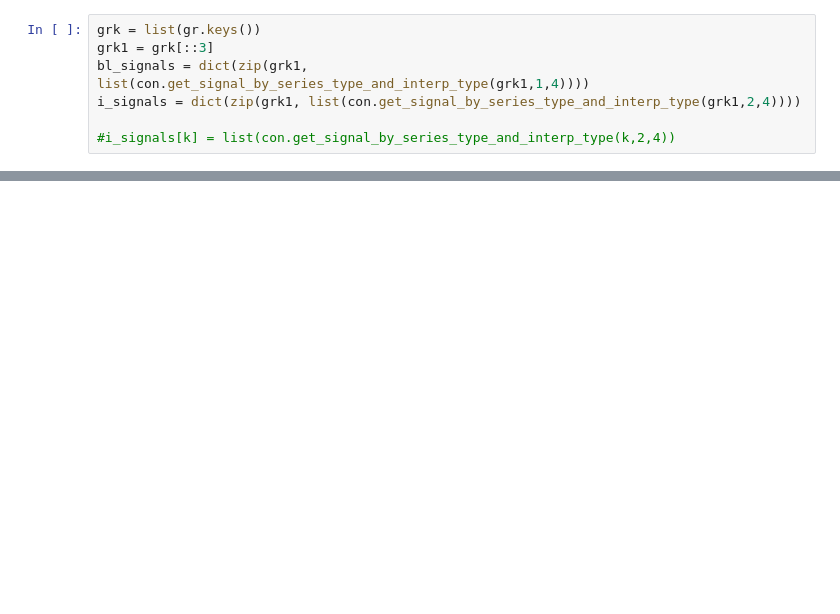
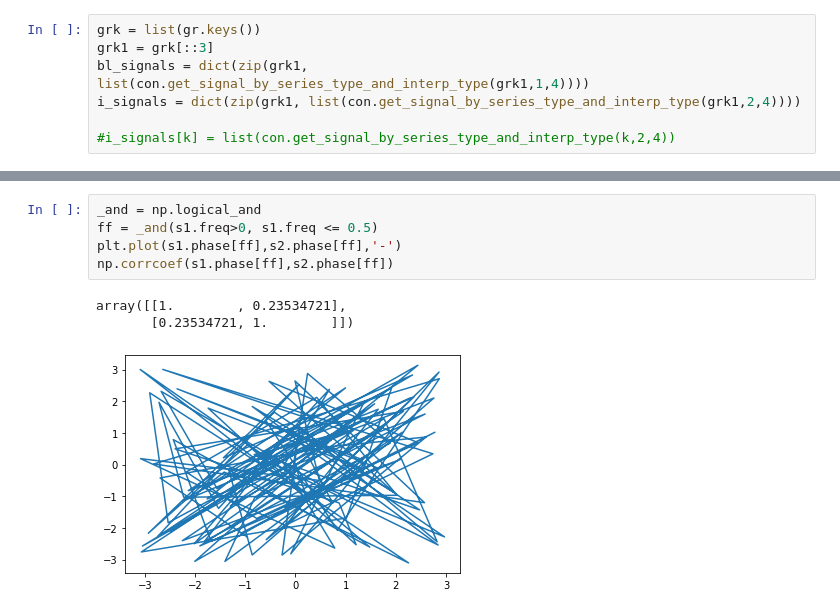
Before and after one commit to kishkash555/biu, a Jupyter notebook: Dissertation3/spectrums and correlations.ipynb, the cells around one changed output, grey strips where cells are left out. Drawn from its saved outputs; the diff is of its cells as text; blank space fills up the shorter version.

```diff
--- a/Dissertation3/spectrums and correlations.ipynb
+++ b/Dissertation3/spectrums and correlations.ipynb
@@ -40,0 +149,9 @@ i_signals = dict(zip(grk1, list(con.get_signal_by_series_type_and_interp_type(gr
+# %%
+_and = np.logical_and
+ff = _and(s1.freq>0, s1.freq <= 0.5)
+plt.plot(s1.phase[ff],s2.phase[ff],'-')
+np.corrcoef(s1.phase[ff],s2.phase[ff])
+# %% [output]
+array([[1.        , 0.23534721],
+       [0.23534721, 1.        ]])
+[figure, added]
```
Also changed, not shown: parts of 18 cells of this notebook, 1 other file.
